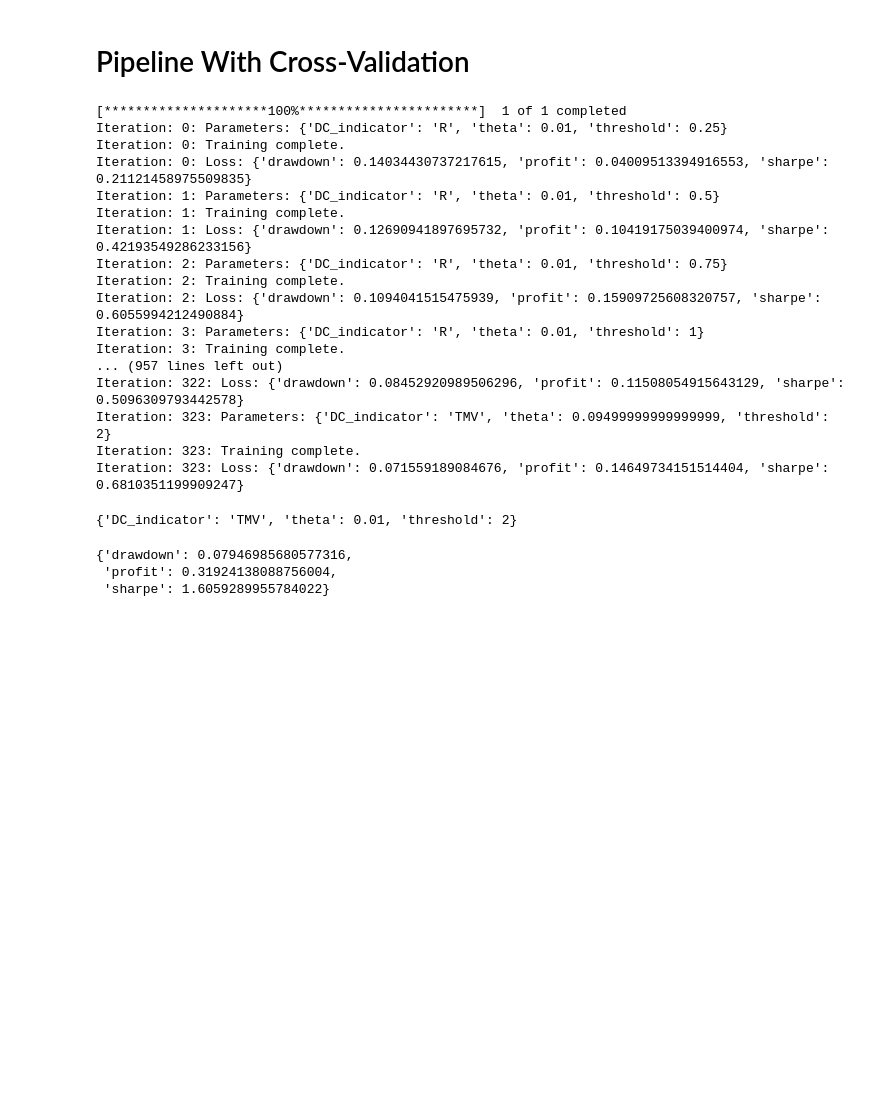
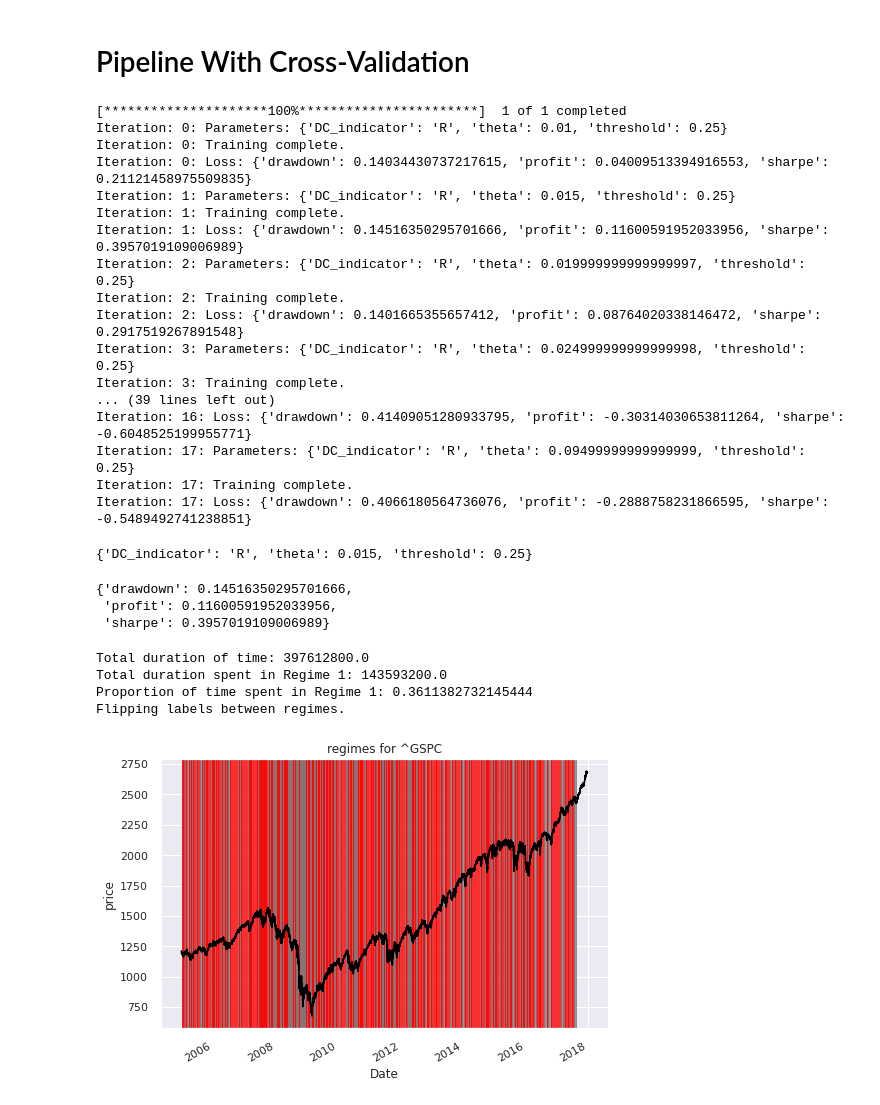
Before and after one commit to uday-31/detecting-market-regime-changes, a Jupyter notebook: detecting-regime-change.ipynb, the cells around one changed output. Cells and saved outputs as stored; diff of their text form; code cells hidden in the pictures; blank space fills up the shorter version.

```diff
--- a/detecting-regime-change.ipynb
+++ b/detecting-regime-change.ipynb
@@ -166,8 +181,8 @@ None
 # %%
 parameter_grid = {
     'theta': np.arange(0.01, stop=0.10, step=0.005),
-    'DC_indicator': ['R', 'T', 'TMV'],
-    'threshold': [0.25, 0.5, 0.75, 1, 1.5, 2]
+    'DC_indicator': ['R'],
+    'threshold': [0.25]
 }
 # %%
 trading_day = {'equity':6.5, 'fx':12,'bond':9}
@@ -179,29 +194,35 @@ cv.fit(data = df_ts, metric='sharpe', minimize=False)
 Iteration: 0: Parameters: {'DC_indicator': 'R', 'theta': 0.01, 'threshold': 0.25}
 Iteration: 0: Training complete.
 Iteration: 0: Loss: {'drawdown': 0.14034430737217615, 'profit': 0.04009513394916553, 'sharpe': 0.21121458975509835}
-Iteration: 1: Parameters: {'DC_indicator': 'R', 'theta': 0.01, 'threshold': 0.5}
+Iteration: 1: Parameters: {'DC_indicator': 'R', 'theta': 0.015, 'threshold': 0.25}
 Iteration: 1: Training complete.
-Iteration: 1: Loss: {'drawdown': 0.12690941897695732, 'profit': 0.10419175039400974, 'sharpe': 0.42193549286233156}
-Iteration: 2: Parameters: {'DC_indicator': 'R', 'theta': 0.01, 'threshold': 0.75}
+Iteration: 1: Loss: {'drawdown': 0.14516350295701666, 'profit': 0.11600591952033956, 'sharpe': 0.3957019109006989}
+Iteration: 2: Parameters: {'DC_indicator': 'R', 'theta': 0.019999999999999997, 'threshold': 0.25}
 Iteration: 2: Training complete.
-Iteration: 2: Loss: {'drawdown': 0.1094041515475939, 'profit': 0.15909725608320757, 'sharpe': 0.6055994212490884}
-Iteration: 3: Parameters: {'DC_indicator': 'R', 'theta': 0.01, 'threshold': 1}
+Iteration: 2: Loss: {'drawdown': 0.1401665355657412, 'profit': 0.08764020338146472, 'sharpe': 0.2917519267891548}
+Iteration: 3: Parameters: {'DC_indicator': 'R', 'theta': 0.024999999999999998, 'threshold': 0.25}
 Iteration: 3: Training complete.
-... (957 lines left out)
-Iteration: 322: Loss: {'drawdown': 0.08452920989506296, 'profit': 0.11508054915643129, 'sharpe': 0.5096309793442578}
-Iteration: 323: Parameters: {'DC_indicator': 'TMV', 'theta': 0.09499999999999999, 'threshold': 2}
-Iteration: 323: Training complete.
-Iteration: 323: Loss: {'drawdown': 0.071559189084676, 'profit': 0.14649734151514404, 'sharpe': 0.6810351199909247}
+... (39 lines left out)
+Iteration: 16: Loss: {'drawdown': 0.41409051280933795, 'profit': -0.30314030653811264, 'sharpe': -0.6048525199955771}
+Iteration: 17: Parameters: {'DC_indicator': 'R', 'theta': 0.09499999999999999, 'threshold': 0.25}
+Iteration: 17: Training complete.
+Iteration: 17: Loss: {'drawdown': 0.4066180564736076, 'profit': -0.2888758231866595, 'sharpe': -0.5489492741238851}
 # %%
 cv.get_optimal_parameters()
 # %% [output]
-{'DC_indicator': 'TMV', 'theta': 0.01, 'threshold': 2}
+{'DC_indicator': 'R', 'theta': 0.015, 'threshold': 0.25}
 # %%
 cv.get_optimal_loss()
 # %% [output]
-{'drawdown': 0.07946985680577316,
- 'profit': 0.31924138088756004,
- 'sharpe': 1.6059289955784022}
+{'drawdown': 0.14516350295701666,
+ 'profit': 0.11600591952033956,
+ 'sharpe': 0.3957019109006989}
 # %%
 control = Pipeline(df_ts= df_ts, strat='control', **cv.get_optimal_parameters())
-control.fit()
+control.fit(plot=True, verbose = True)
+# %% [output]
+Total duration of time: 397612800.0
+Total duration spent in Regime 1: 143593200.0
+Proportion of time spent in Regime 1: 0.3611382732145444
+Flipping labels between regimes.
+[figure, added]
```
Also changed, not shown: parts of 13 cells of this notebook.
